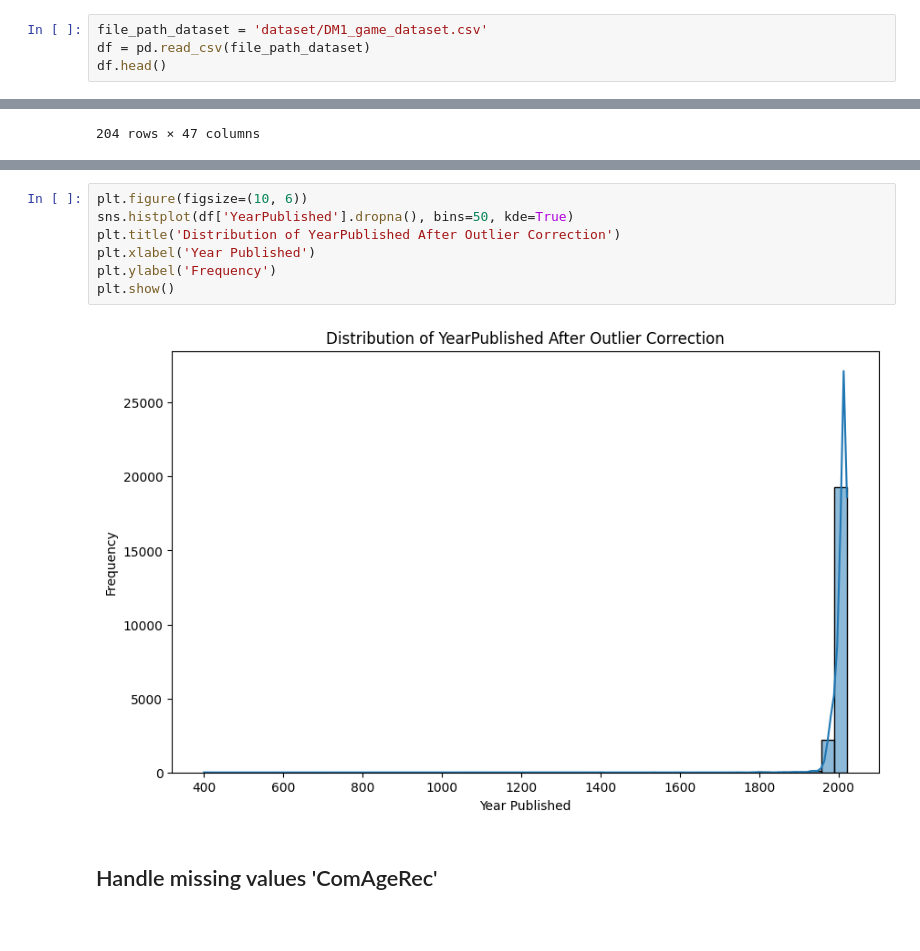
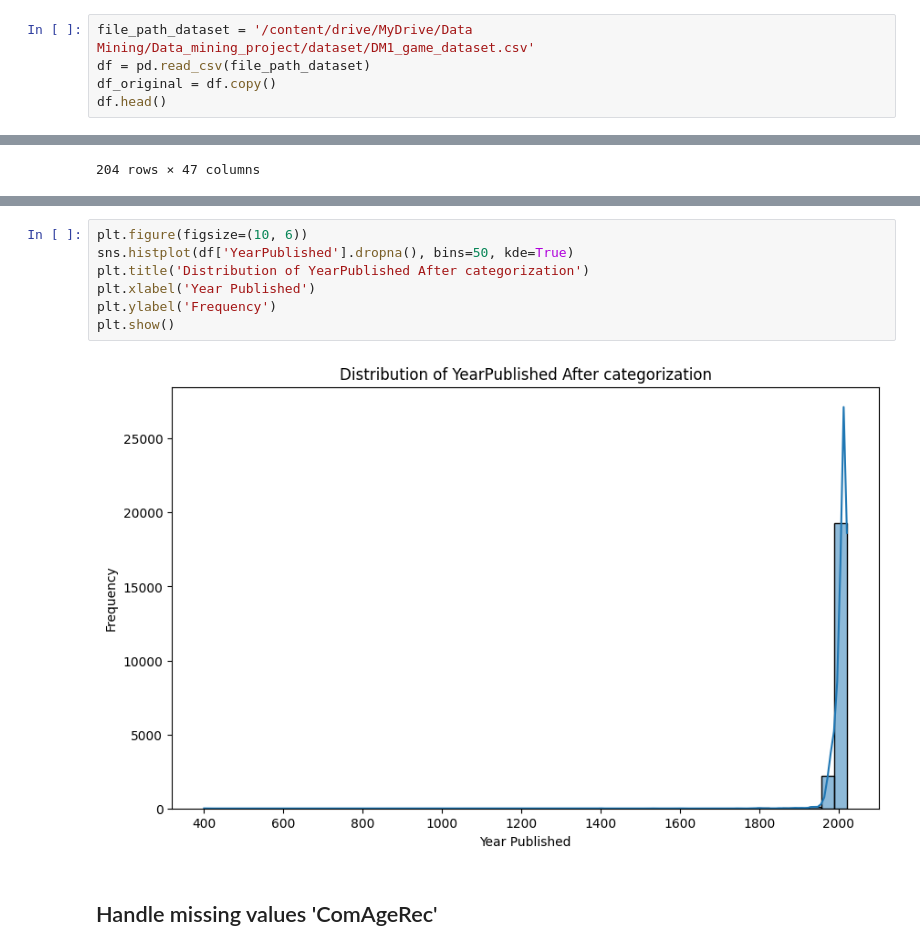
Before and after one commit to kilomo12/Data_Mining_Project, a Jupyter notebook: Data_mining_project/project_data_mining_part1.ipynb, the cells around one changed output, grey strips where cells are left out. Cells and saved outputs as stored; diff of their text form.

```diff
--- a/Data_mining_project/project_data_mining_part1.ipynb
+++ b/Data_mining_project/project_data_mining_part1.ipynb
@@ -5,8 +41,9 @@ import pandas as pd
 import matplotlib.pyplot as plt
 import seaborn as sns
 # %%
-file_path_dataset = 'dataset/DM1_game_dataset.csv'
+file_path_dataset = '/content/drive/MyDrive/Data Mining/Data_mining_project/dataset/DM1_game_dataset.csv'
 df = pd.read_csv(file_path_dataset)
+df_original = df.copy()
 df.head()
 # %% [output]
 |  | BGGId | Name | Description | YearPublished | GameWeight | ComWeight | MinPlayers | MaxPlayers | ... |
@@ -539,11 +630,11 @@ df[df['Publication_era']=='ancient']
 # %%
 plt.figure(figsize=(10, 6))
 sns.histplot(df['YearPublished'].dropna(), bins=50, kde=True)
-plt.title('Distribution of YearPublished After Outlier Correction')
+plt.title('Distribution of YearPublished After categorization')
 plt.xlabel('Year Published')
 plt.ylabel('Frequency')
 plt.show()
 # %% [output]
-[figure, old version]
+[figure, new version]
 # %% [markdown]
 ## Handle missing values 'ComAgeRec'
```
Also changed, not shown: parts of 182 cells of this notebook, 1 other file.
